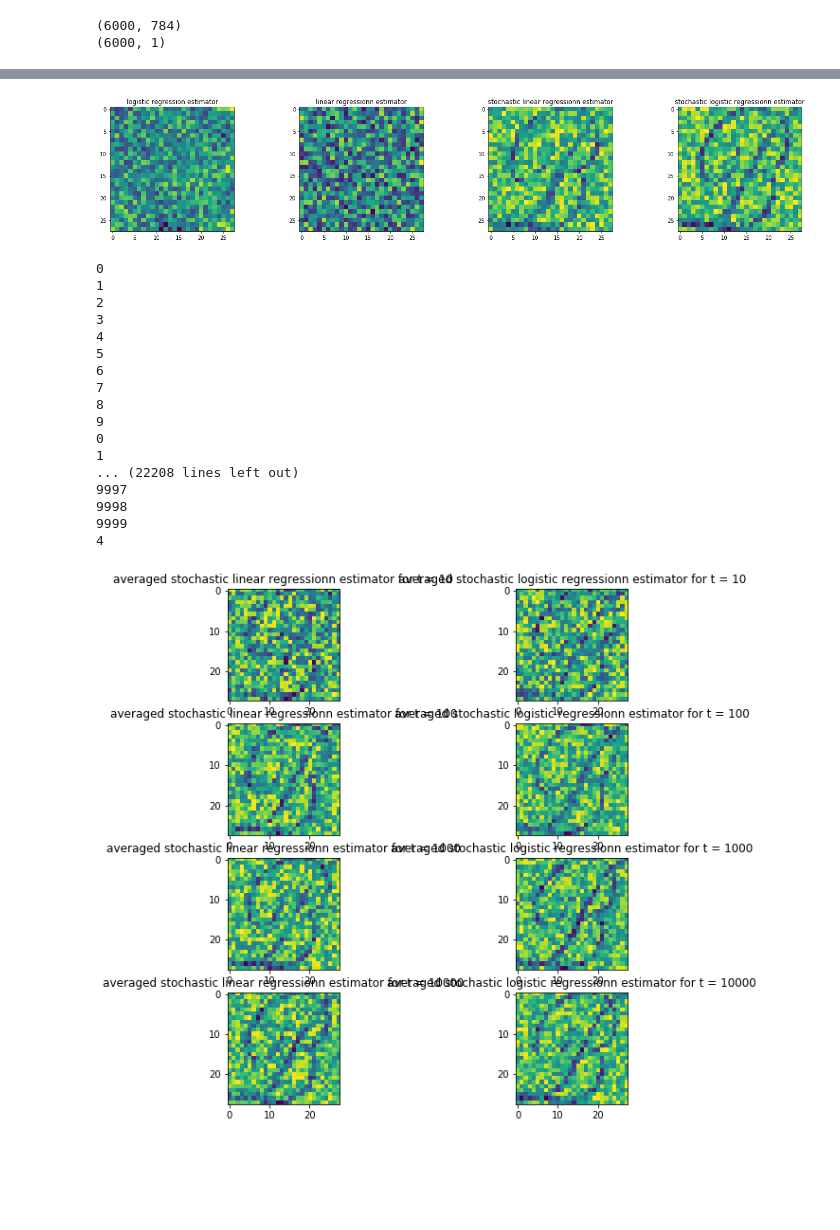
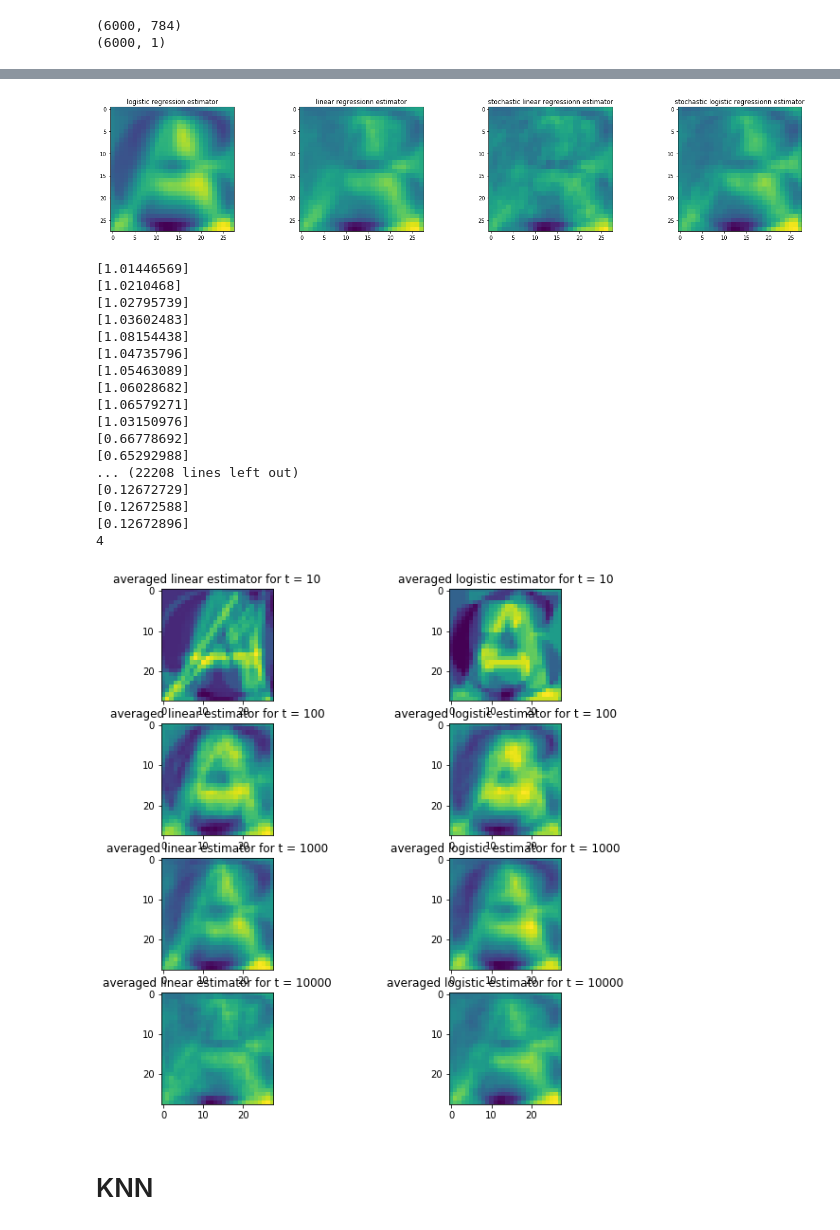
Before and after one commit to NizarGhandri/fonts_recognition, a Jupyter notebook: models.ipynb, the cells around one changed output, grey strips where cells are left out. Drawn from its saved outputs; the diff is of its cells as text; code cells hidden in the pictures; blank space fills up the shorter version.

```diff
--- a/models.ipynb
+++ b/models.ipynb
@@ -107,10 +81,10 @@ $$min_{\theta \in \mathbb R^n} R_n(\theta) := min_{\theta \in \mathbb R^n}\frac{
 #we define here some utility functions to compute the regression sum and the gradient
 
 def logistic_loss (theta, x, y):
-    return 1/np.shape(y)[0] * np.sum(np.log(1+np.exp(-np.reshape(y, (len(y),1))*(x@theta))), axis=0)
+    return 1/np.shape(y)[0] * np.sum(np.log(1+np.exp(-y*(x@theta))), axis=0)
 
 def logistic_gradient (theta, x, y):
-    k = -np.reshape(y, (len(y),1))*x
+    k = -y*x
     e = np.exp(k@theta)
     u_ = k*e
     return np.reshape(1/np.shape(y)[0] * np.sum(u_/(1+e), axis=0), np.shape(theta))
@@ -225,0 +202,8 @@ theta_logistic_SGD, a_, b_, mlogisticSGD = stochastic_gradient_descent(logistic_
+# %%
+## logistic regression
+
+theta_logistic_GD, a, b, mlogisticGD = gradient_descent(logistic_loss, logistic_gradient, np.zeros((pixel_height*pixel_width, 1)),
+                               logistic_classify, eta_log, 60)
+
+theta_logistic_SGD, a_, b_, mlogisticSGD = stochastic_gradient_descent(logistic_loss, logistic_gradient, np.zeros((pixel_height*pixel_width, 1)),
+                                                                       logistic_classify, eta_log_stocha, 6000)
@@ -233,62 +239,64 @@ plot(1-np.array(d), 1-np.array(c), np.arange(len(d))*number_of_letters, "data ac
 plt.figure(figsize=(20, 4))
 
 plt.subplot(1, 4, 1)
-plt.imshow(np.reshape(theta_logistic_GD, (pixel_height,pixel_width)))
+plt.imshow(theta_logistic_GD.reshape((28, 28)))
 plt.title("logistic regression estimator")
 
 plt.subplot(1, 4, 2)
-plt.imshow(np.reshape(theta_linear_GD, (pixel_height,pixel_width)))
+plt.imshow(theta_linear_GD.reshape((28, 28)))
 plt.title("linear regressionn estimator")
 
 plt.subplot(1, 4, 3)
-plt.imshow(np.reshape(theta_linear_SGD, (pixel_height,pixel_width)))
+plt.imshow(theta_linear_SGD.T.reshape((28, 28)))
 plt.title("stochastic linear regressionn estimator")
 
 plt.subplot(1, 4, 4)
-plt.imshow(np.reshape(theta_logistic_SGD, (pixel_height,pixel_width)))
+plt.imshow(theta_logistic_SGD.reshape((28, 28)))
 plt.title("stochastic logistic regressionn estimator")
 
 plt.tight_layout()
 # %% [output]
-[figure, old version]
+[figure, new version]
 # %%
 fig=plt.figure(figsize=(10, 10))
 
 for i in range(1, 5):
     t= 10**i
-    _, _, _, a = stochastic_gradient_descent(square_loss, square_gradient, np.random.uniform(0, 1, (pixel_height*pixel_width, 1)),
-                                                  square_classify, eta_square, t)
+    _, _, _, a = stochastic_gradient_descent(square_loss, square_gradient, np.zeros((pixel_height*pixel_width, 1)),
+                                                  square_classify, eta_square_stocha, t)
 
-    _, _, _, b = stochastic_gradient_descent(logistic_loss, logistic_gradient, np.random.uniform(0, 1, (pixel_height*pixel_width, 1)),
-                               logistic_classify, eta_log, t)
+    _, _, _, b = stochastic_gradient_descent(logistic_loss, logistic_gradient,  np.zeros((pixel_height*pixel_width, 1)),
+                               logistic_classify, eta_log_stocha, t)
 
     print(i)
     fig.add_subplot(4, 2, 2*i - 1)
     plt.imshow(np.reshape(a, (pixel_height,pixel_width)))
-    plt.title("averaged stochastic linear regressionn estimator for t = " + str(t))
+    plt.title("averaged linear estimator for t = " + str(t))
 
     fig.add_subplot(4, 2, 2*i)
     plt.imshow(np.reshape(b, (pixel_height,pixel_width)))
-    plt.title("averaged stochastic logistic regressionn estimator for t = " + str(t))
+    plt.title("averaged logistic estimator for t = " + str(t))
 # %% [output]
-0
-1
-2
-3
+[1.01446569]
+[1.0210468]
+[1.02795739]
+[1.03602483]
+[1.08154438]
+[1.04735796]
+[1.05463089]
+[1.06028682]
+[1.06579271]
+[1.03150976]
+[0.66778692]
+[0.65292988]
+... (22208 lines left out)
+[0.12672729]
+[0.12672588]
+[0.12672896]
 4
-5
-6
-7
-8
-9
-0
-1
-... (22208 lines left out)
-9997
-9998
-9999
-4
-[figure, old version]
+[figure, new version]
+# %% [markdown]
+# KNN
 # %%
 def k_nn_one_example (example, k, x, y, distance_function):
     x_training = x
```
Also changed, not shown: parts of 19 cells of this notebook.
